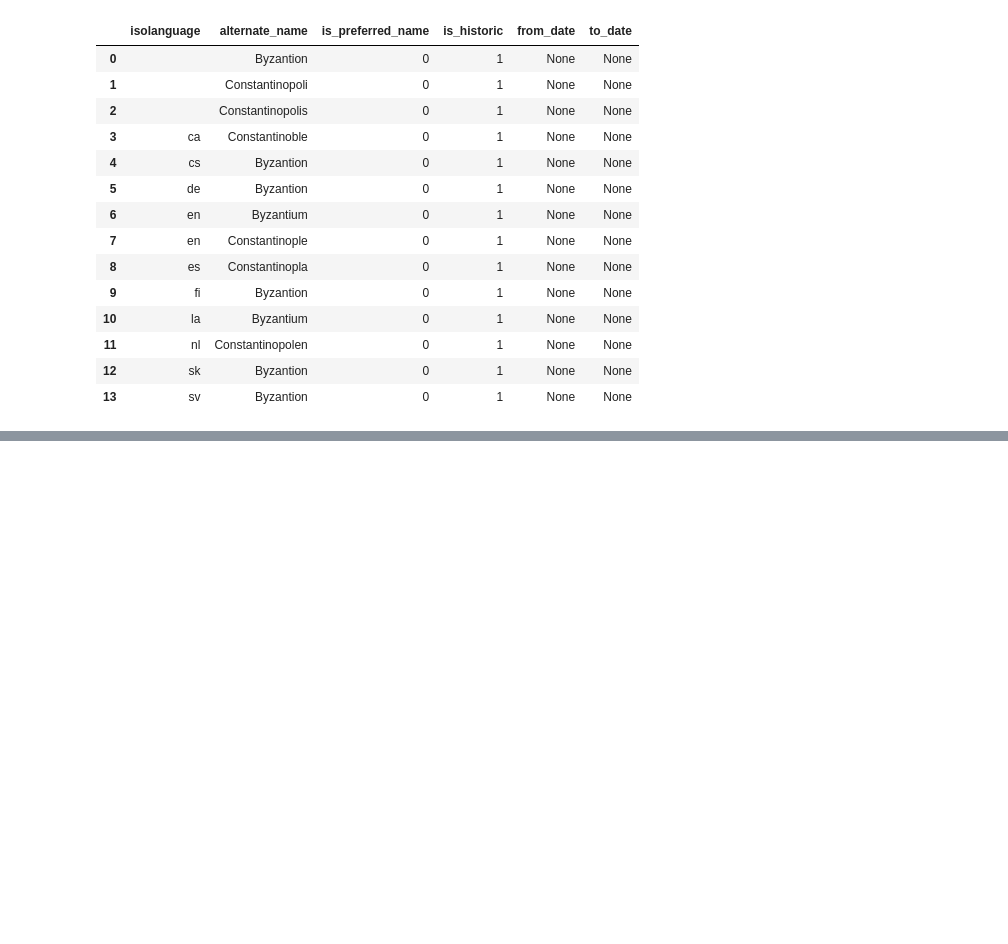
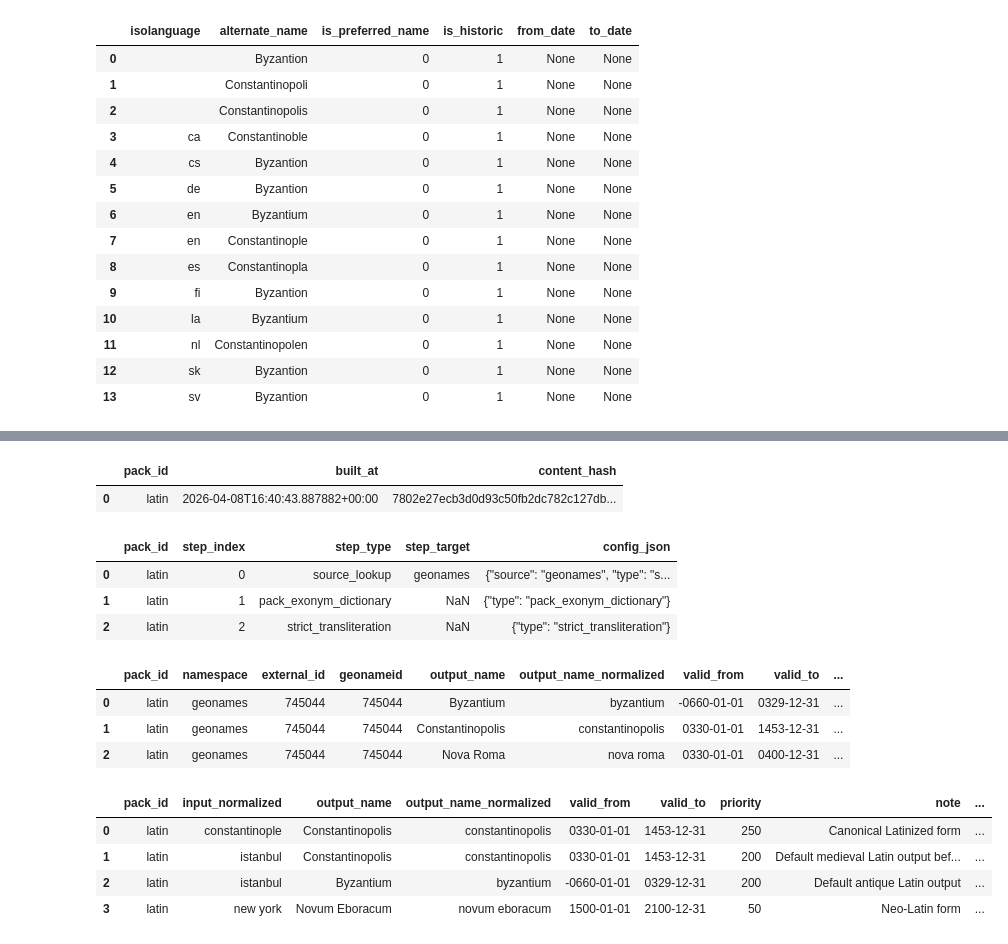
Before and after one commit to Acueres/NameTransductionEngine, a Jupyter notebook: analysis/geonames_data.ipynb, the cells around one changed output, grey strips where cells are left out. Saved outputs shown, nothing was run; the diff lists cells and outputs as text; code cells hidden in the pictures; blank space fills up the shorter version.

Commit message:
Add language packs

```diff
--- a/analysis/geonames_data.ipynb
+++ b/analysis/geonames_data.ipynb
@@ -1,13 +1,34 @@
 # %%
+import sqlite3
 import pandas as pd
-import sqlite3
 
-pd.set_option('display.max_rows', None)
+from pathlib import Path
+
+pd.set_option("display.max_rows", 200)
+pd.set_option("display.max_columns", 50)
+
+PROJECT_ROOT = Path.cwd().parent
+BUILTIN_PACKS_DIR = PROJECT_ROOT / "packs"
+DB_PATH_GEONAMES = PROJECT_ROOT / "data" / "geonames.sqlite"
 # %%
-def run_query(query: str) -> pd.DataFrame:
-    conn = sqlite3.connect("../data/geonames.sqlite")
-    df = pd.read_sql_query(query, conn)
-    return df
+def run_query(query: str, params: tuple = ()) -> pd.DataFrame:
+    conn = sqlite3.connect(DB_PATH_GEONAMES)
+    try:
+        return pd.read_sql_query(query, conn, params=params)
+    finally:
+        conn.close()
+
+
+def table_exists(table_name: str) -> bool:
+    df = run_query(
+        """
+        SELECT name
+        FROM sqlite_master
+        WHERE type = 'table' AND name = ?
+        """,
+        (table_name,),
+    )
+    return not df.empty
 # %%
 run_query("""
 SELECT
@@ -82,0 +147,46 @@ ORDER BY isolanguage, alternate_name;
+# %%
+run_query("""
+SELECT *
+FROM pack_build
+ORDER BY pack_id
+""")
+# %% [output]
+|  | pack_id | built_at | content_hash |
+| 0 | latin | 2026-04-08T16:40:43.887882+00:00 | 7802e27ecb3d0d93c50fb2dc782c127db... |
+# %%
+run_query("""
+SELECT *
+FROM pack_fallback_step
+WHERE pack_id = 'latin'
+ORDER BY step_index
+""")
+# %% [output]
+|  | pack_id | step_index | step_type | step_target | config_json |
+| 0 | latin | 0 | source_lookup | geonames | {"source": "geonames", "type": "s... |
+| 1 | latin | 1 | pack_exonym_dictionary | NaN | {"type": "pack_exonym_dictionary"} |
+| 2 | latin | 2 | strict_transliteration | NaN | {"type": "strict_transliteration"} |
+# %%
+run_query("""
+SELECT *
+FROM pack_place_override
+WHERE pack_id = 'latin'
+ORDER BY namespace, external_id, priority DESC, valid_from
+""")
+# %% [output]
+|  | pack_id | namespace | external_id | geonameid | output_name | output_name_normalized | valid_from | valid_to | ... |
+| 0 | latin | geonames | 745044 | 745044 | Byzantium | byzantium | -0660-01-01 | 0329-12-31 | ... |
+| 1 | latin | geonames | 745044 | 745044 | Constantinopolis | constantinopolis | 0330-01-01 | 1453-12-31 | ... |
+| 2 | latin | geonames | 745044 | 745044 | Nova Roma | nova roma | 0330-01-01 | 0400-12-31 | ... |
+# %%
+run_query("""
+SELECT *
+FROM pack_exonym
+WHERE pack_id = 'latin'
+ORDER BY input_normalized, priority DESC
+""")
+# %% [output]
+|  | pack_id | input_normalized | output_name | output_name_normalized | valid_from | valid_to | priority | note | ... |
+| 0 | latin | constantinople | Constantinopolis | constantinopolis | 0330-01-01 | 1453-12-31 | 250 | Canonical Latinized form | ... |
+| 1 | latin | istanbul | Constantinopolis | constantinopolis | 0330-01-01 | 1453-12-31 | 200 | Default medieval Latin output bef... | ... |
+| 2 | latin | istanbul | Byzantium | byzantium | -0660-01-01 | 0329-12-31 | 200 | Default antique Latin output | ... |
+| 3 | latin | new york | Novum Eboracum | novum eboracum | 1500-01-01 | 2100-12-31 | 50 | Neo-Latin form | ... |
```
Also changed, not shown: parts of 11 cells of this notebook, 19 other files.
